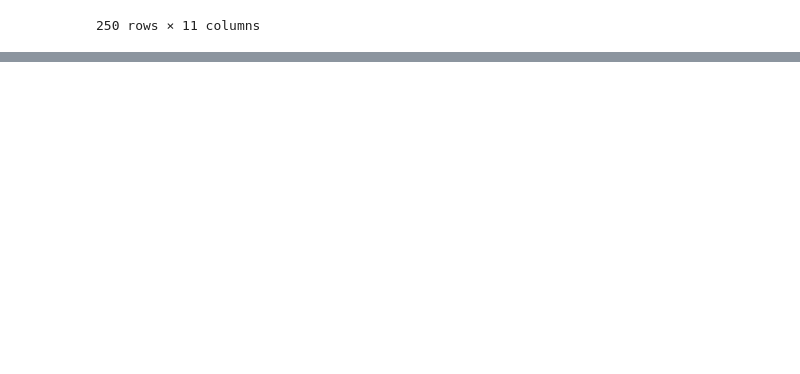
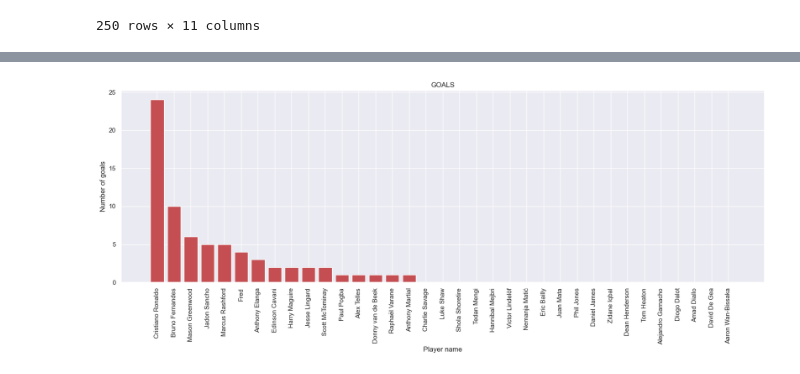
Before and after one commit to MinhHuuNguyen/ai-lectures, a Jupyter notebook: 2_data_analysis_with_python/notebook/2-pandas-basic/all_players_stats/all_players_stats.ipynb, the cells around one changed output, grey strips where cells are left out. Cells and saved outputs as stored; diff of their text form; code cells hidden in the pictures; blank space fills up the shorter version.

```diff
--- a/2_data_analysis_with_python/notebook/2-pandas-basic/all_players_stats/all_players_stats.ipynb
+++ b/2_data_analysis_with_python/notebook/2-pandas-basic/all_players_stats/all_players_stats.ipynb
@@ -188,0 +239,3 @@ df.loc[df.check_defender == True].sort_values(by='Goals', ascending=False).head(
+# %%
+mu_sorted_df = mu_df.sort_values(by='Goals', ascending=False)
+mu_sorted_df
@@ -188,0 +260,10 @@ df.loc[df.check_defender == True].sort_values(by='Goals', ascending=False).head(
+# %%
+plt.figure(figsize=(20, 6))
+plt.bar(mu_sorted_df['Player'], mu_sorted_df['Goals'], color='r')
+plt.xticks(rotation=90)
+plt.xlabel('Player name')
+plt.ylabel('Number of goals')
+plt.title('GOALS')
+plt.show()
+# %% [output]
+[figure, added]
```
Also changed, not shown: parts of 29 cells of this notebook, 27 other files.
